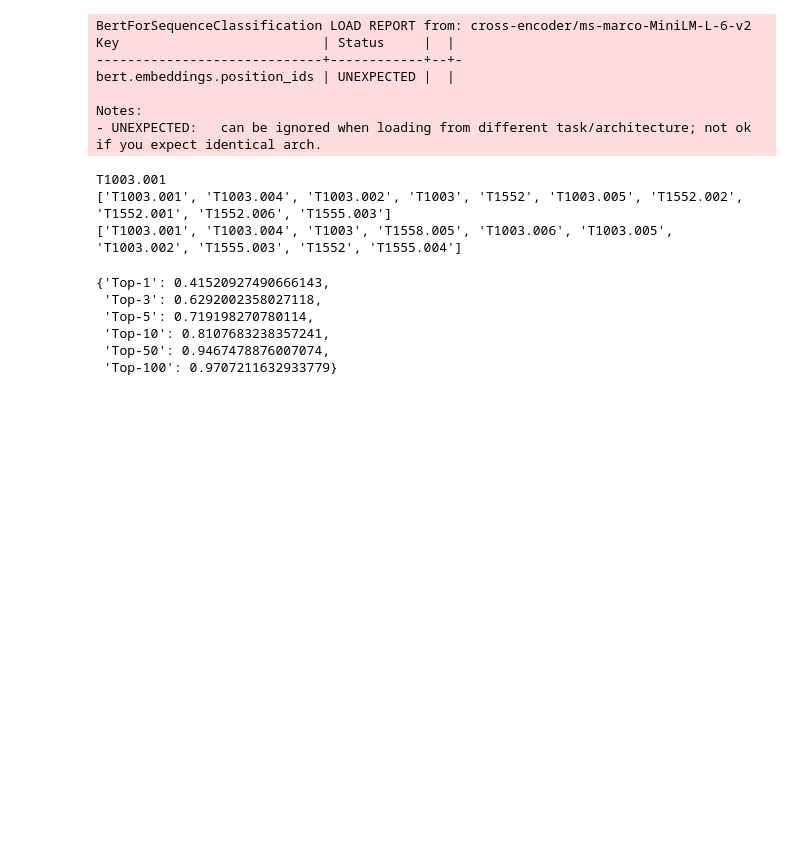
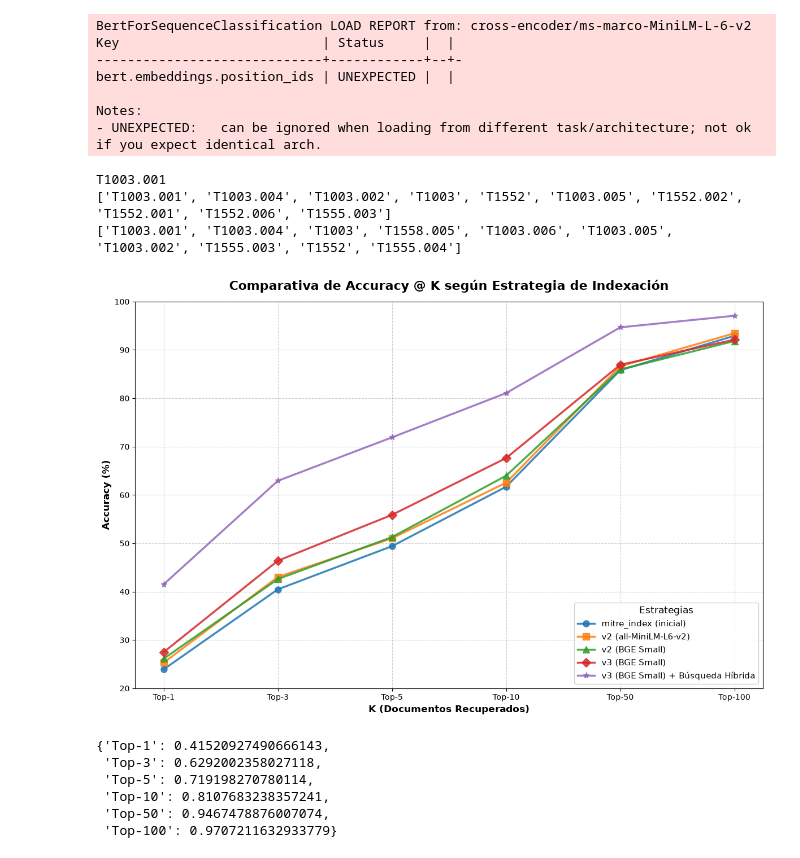
Before and after one commit to omarinfl/alert_correlation, a Jupyter notebook: pruebas.ipynb, the cells around one changed output. Cells and saved outputs as stored; diff of their text form; code cells hidden in the pictures; blank space fills up the shorter version.

```diff
--- a/pruebas.ipynb
+++ b/pruebas.ipynb
@@ -1841,6 +1841,76 @@ for e in tqdm(data, desc='Evaluando embeddings'):
 
 accuracy = {f'Top-{k}': (hits / len(data)) for k, hits in aciertos.items()}
 accuracy2 = {f'Top-{k}': (hits / len(data)) for k, hits in aciertos2.items()}
+# %%
+import matplotlib.pyplot as plt
+import numpy as np
+
+# 1. Definición de los datos
+data = {
+    'mitre_index (inicial)': {
+        'Top-1': 0.2393, 'Top-3': 0.4047, 'Top-5': 0.4940,
+        'Top-10': 0.6170, 'Top-50': 0.8581, 'Top-100': 0.9292
+    },
+    'v2 (all-MiniLM-L6-v2)': {
+        'Top-1': 0.2532, 'Top-3': 0.4303, 'Top-5': 0.5103,
+        'Top-10': 0.6254, 'Top-50': 0.8661, 'Top-100': 0.9345
+    },
+    'v2 (BGE Small)': {
+        'Top-1': 0.2613, 'Top-3': 0.4260, 'Top-5': 0.5128,
+        'Top-10': 0.6398, 'Top-50': 0.8595, 'Top-100': 0.9184
+    },
+    'v3 (BGE Small)': {
+        'Top-1': 0.2749, 'Top-3': 0.4639, 'Top-5': 0.5588,
+        'Top-10': 0.6763, 'Top-50': 0.8693, 'Top-100': 0.9212
+    },
+    'v3 (BGE Small) + Búsqueda Híbrida': {
+        'Top-1': 0.4152, 'Top-3': 0.6292, 'Top-5': 0.7191,
+        'Top-10': 0.8107, 'Top-50': 0.9467, 'Top-100': 0.9707
+    }
+}
+
+# 2. Configuración inicial del gráfico
+plt.figure(figsize=(12, 8)) # Aumentamos ligeramente la altura
+
+# Categorías en el eje X (tratadas como texto/equidistantes)
+categories = ['Top-1', 'Top-3', 'Top-5', 'Top-10', 'Top-50', 'Top-100']
+
+# Marcadores para hacer las líneas fácilmente distinguibles (útil para daltónicos o impresión B/N)
+markers = ['o', 's', '^', 'D', '*']
+
+# 3. Dibujar las líneas
+for (label, values), marker in zip(data.items(), markers):
+    # Extraemos los valores, manteniendo el orden de 'categories' y multiplicamos x 100
+    y_values = [values[cat] * 100 for cat in categories]
+
+    # Dibujamos la línea
+    plt.plot(categories, y_values, marker=marker, markersize=8, linewidth=2.5,
+             label=label, alpha=0.85)
+
+# 4. Formateo y estilos del gráfico
+plt.title('Comparativa de Accuracy @ K según Estrategia de Indexación',
+          fontsize=16, fontweight='bold', pad=15)
+plt.xlabel('K (Documentos Recuperados)', fontsize=12, fontweight='bold')
+plt.ylabel('Accuracy (%)', fontsize=12, fontweight='bold')
+
+# Bloquear el eje Y entre 0 y 100 con divisiones de 10 en 10
+plt.ylim(20, 100)
+plt.yticks(np.arange(20, 101, 10))
+
+# Añadir una cuadrícula punteada para facilitar la lectura de los valores
+plt.grid(True, linestyle='--', alpha=0.6, which='major')
+
+# Leyenda abajo a la derecha, donde no suele molestar a la curva de Accuracy@K
+plt.legend(title='Estrategias', title_fontsize='12', fontsize='11',
+           loc='lower right', framealpha=0.9)
+
+# 5. Renderizar o guardar
+plt.tight_layout()
+plt.show()
+# Si quieres guardar la imagen descomenta la siguiente línea:
+# plt.savefig('accuracy_chart.png', dpi=300)
+# %% [output]
+[figure, added]
 # %%
 accuracy2
 # %% [output]
```
Also changed, not shown: 11 other files.
